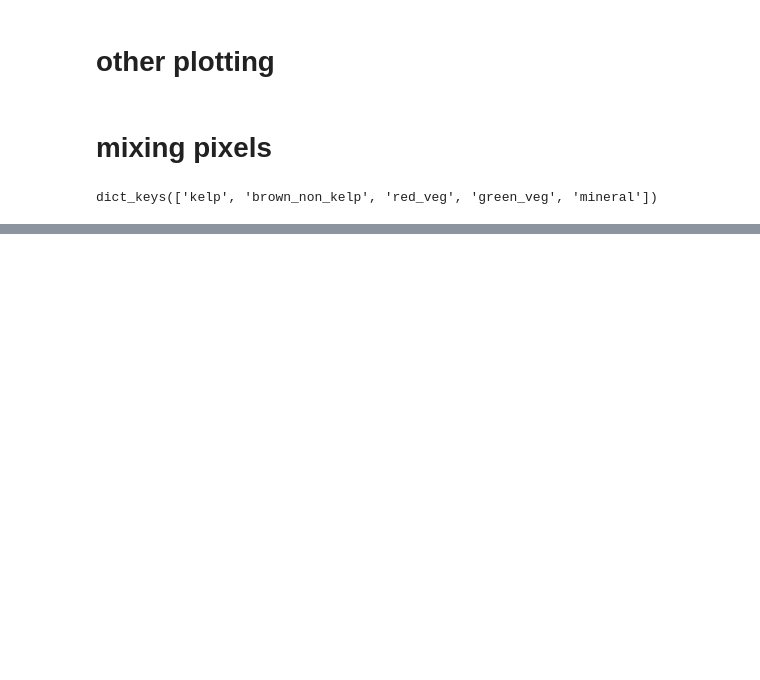
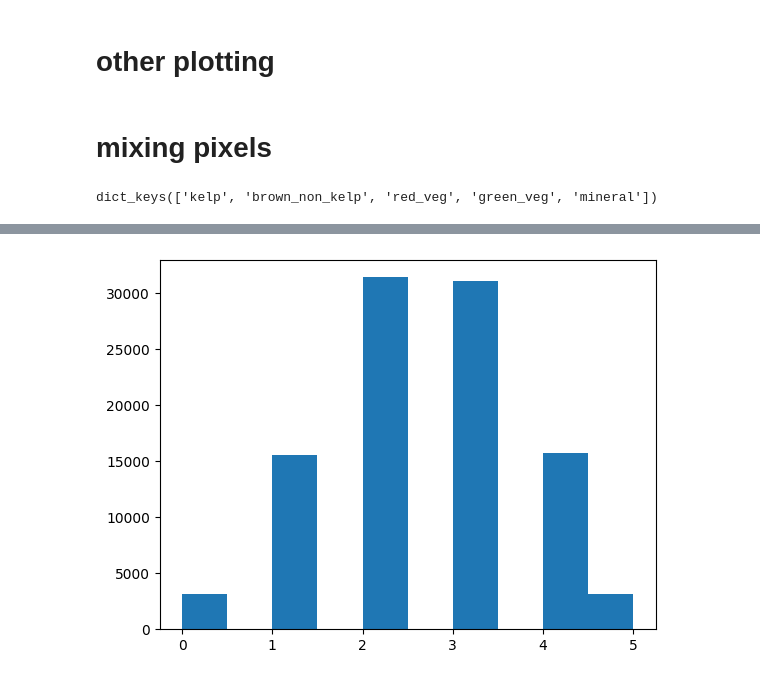
Before and after one commit to uqgrowan/Spectral-Separability-Analysis, a Jupyter notebook: mix_pixels.ipynb, the cells around one changed output, grey strips where cells are left out. Saved outputs shown, nothing was run; the diff lists cells and outputs as text; code cells hidden in the pictures; blank space fills up the shorter version.

```diff
--- a/mix_pixels.ipynb
+++ b/mix_pixels.ipynb
@@ -115,0 +126,6 @@ f
+# %%
+plt.hist(pixel_fpcs['non-water_comps'])
+fig.savefig(r"C:\Users\s4770224\Documents\Work\Writing\Figures\Obj1\part2\simulated_pixel_component_counts.svg")
+plt.show()
+# %% [output]
+[figure, added]
```
Also changed, not shown: parts of 16 cells of this notebook, 2 other files.
